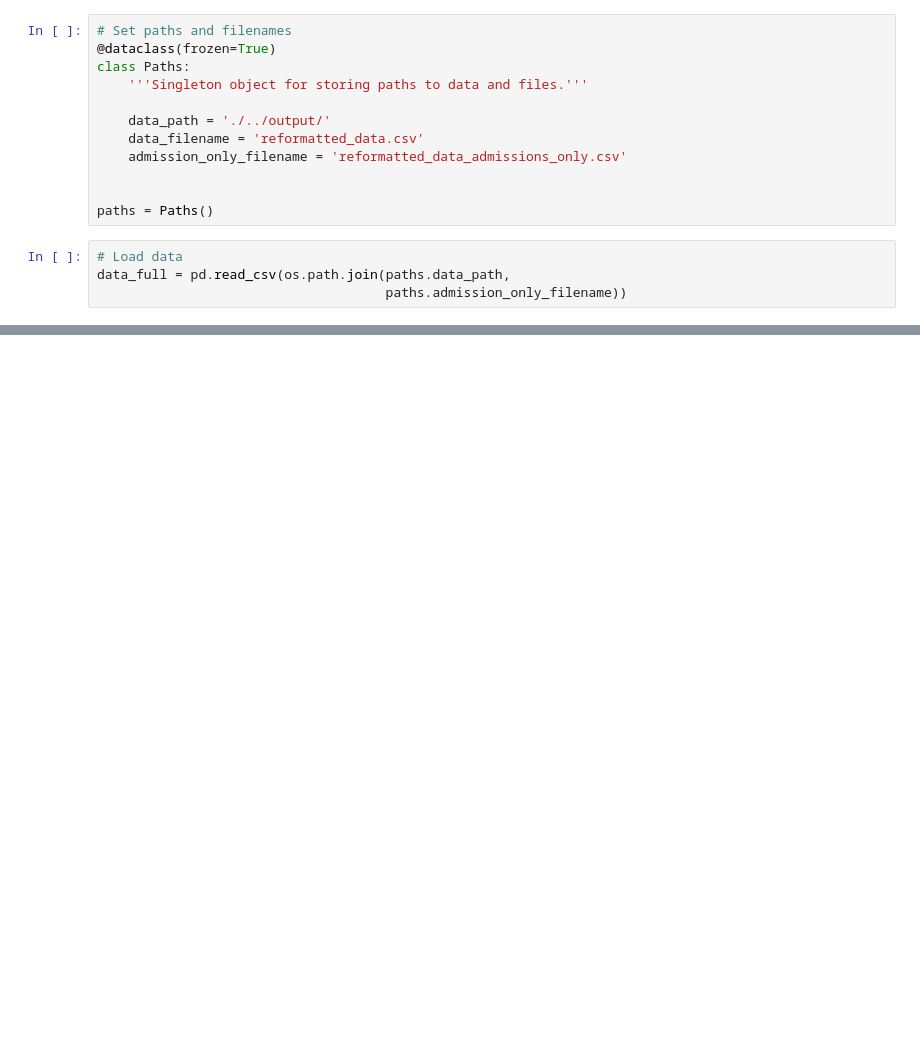
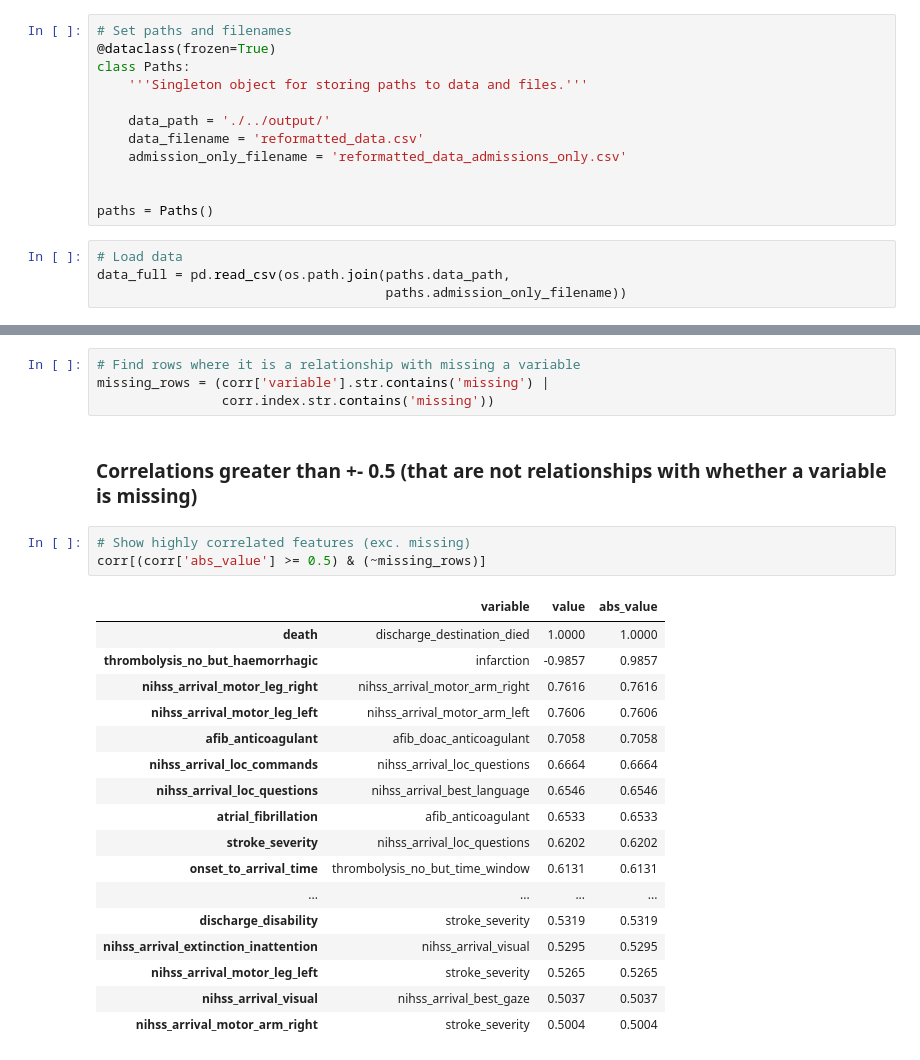
Before and after one commit to samuel-book/samuel_2_data_prep, a Jupyter notebook: descriptive_statistics/sam1_correlations.ipynb, the cells around one changed output, grey strips where cells are left out. Cells and saved outputs as stored; diff of their text form; blank space fills up the shorter version.

```diff
--- a/descriptive_statistics/sam1_correlations.ipynb
+++ b/descriptive_statistics/sam1_correlations.ipynb
@@ -186,0 +161,27 @@ cov[cov['r-squared'] > 0.5]
+# %%
+# Find rows where it is a relationship with missing a variable
+missing_rows = (corr['variable'].str.contains('missing') |
+                corr.index.str.contains('missing'))
+# %% [markdown]
+### Correlations greater than +- 0.5 (that are not relationships with whether a variable is missing)
+# %%
+# Show highly correlated features (exc. missing)
+corr[(corr['abs_value'] >= 0.5) & (~missing_rows)]
+# %% [output]
+|  | variable | value | abs_value |
+| death | discharge_destination_died | 1.0000 | 1.0000 |
+| thrombolysis_no_but_haemorrhagic | infarction | -0.9857 | 0.9857 |
+| nihss_arrival_motor_leg_right | nihss_arrival_motor_arm_right | 0.7616 | 0.7616 |
+| nihss_arrival_motor_leg_left | nihss_arrival_motor_arm_left | 0.7606 | 0.7606 |
+| afib_anticoagulant | afib_doac_anticoagulant | 0.7058 | 0.7058 |
+| nihss_arrival_loc_commands | nihss_arrival_loc_questions | 0.6664 | 0.6664 |
+| nihss_arrival_loc_questions | nihss_arrival_best_language | 0.6546 | 0.6546 |
+| atrial_fibrillation | afib_anticoagulant | 0.6533 | 0.6533 |
+| stroke_severity | nihss_arrival_loc_questions | 0.6202 | 0.6202 |
+| onset_to_arrival_time | thrombolysis_no_but_time_window | 0.6131 | 0.6131 |
+| ... | ... | ... | ... |
+| discharge_disability | stroke_severity | 0.5319 | 0.5319 |
+| nihss_arrival_extinction_inattention | nihss_arrival_visual | 0.5295 | 0.5295 |
+| nihss_arrival_motor_leg_left | stroke_severity | 0.5265 | 0.5265 |
+| nihss_arrival_visual | nihss_arrival_best_gaze | 0.5037 | 0.5037 |
+| nihss_arrival_motor_arm_right | stroke_severity | 0.5004 | 0.5004 |
```
Also changed, not shown: parts of 38 cells of this notebook.
